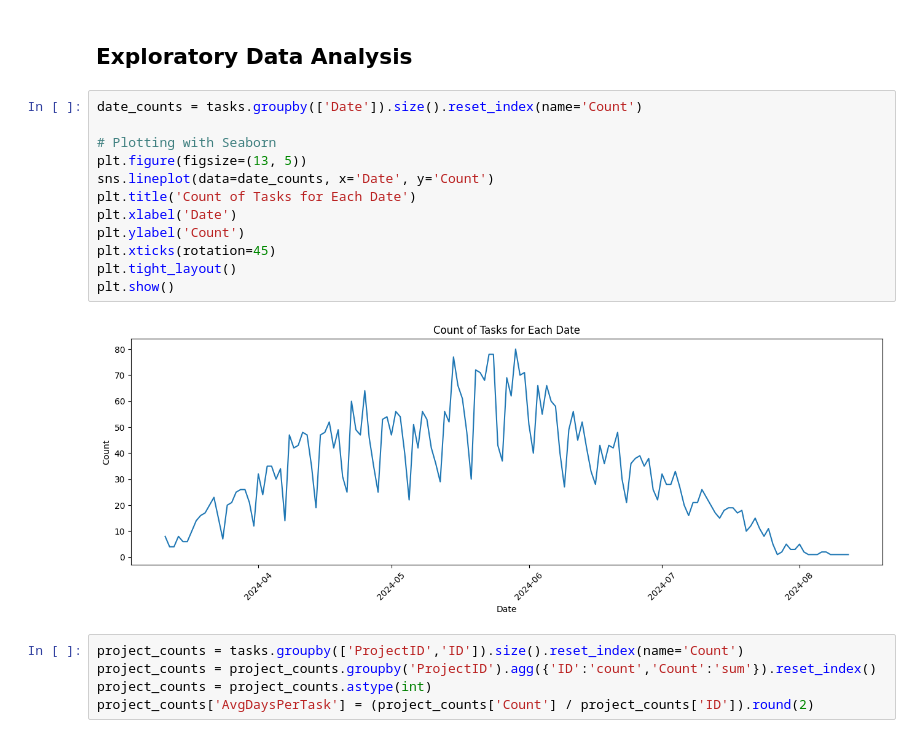
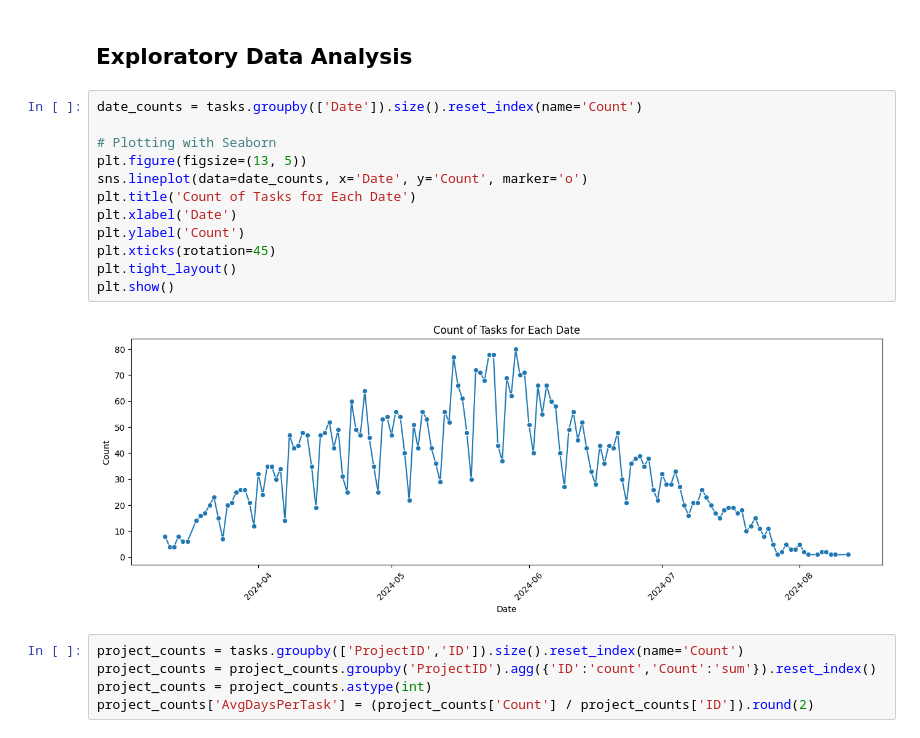
Before and after one commit to radicu/method, a Jupyter notebook: task_model.ipynb, the cells around one changed output. Cells and saved outputs as stored; diff of their text form.

```diff
--- a/task_model.ipynb
+++ b/task_model.ipynb
@@ -29,17 +35,17 @@ tasks['ActualEndDate'] = pd.to_datetime(tasks['ActualEndDate'])
 # %%
 date_counts = tasks.groupby(['Date']).size().reset_index(name='Count')
 
 # Plotting with Seaborn
 plt.figure(figsize=(13, 5))
-sns.lineplot(data=date_counts, x='Date', y='Count')
+sns.lineplot(data=date_counts, x='Date', y='Count', marker='o')
 plt.title('Count of Tasks for Each Date')
 plt.xlabel('Date')
 plt.ylabel('Count')
 plt.xticks(rotation=45)
 plt.tight_layout()
 plt.show()
 # %% [output]
-[figure, old version]
+[figure, new version]
 # %%
 project_counts = tasks.groupby(['ProjectID','ID']).size().reset_index(name='Count')
 project_counts = project_counts.groupby('ProjectID').agg({'ID':'count','Count':'sum'}).reset_index()
```
Also changed, not shown: parts of 7 cells of this notebook.
